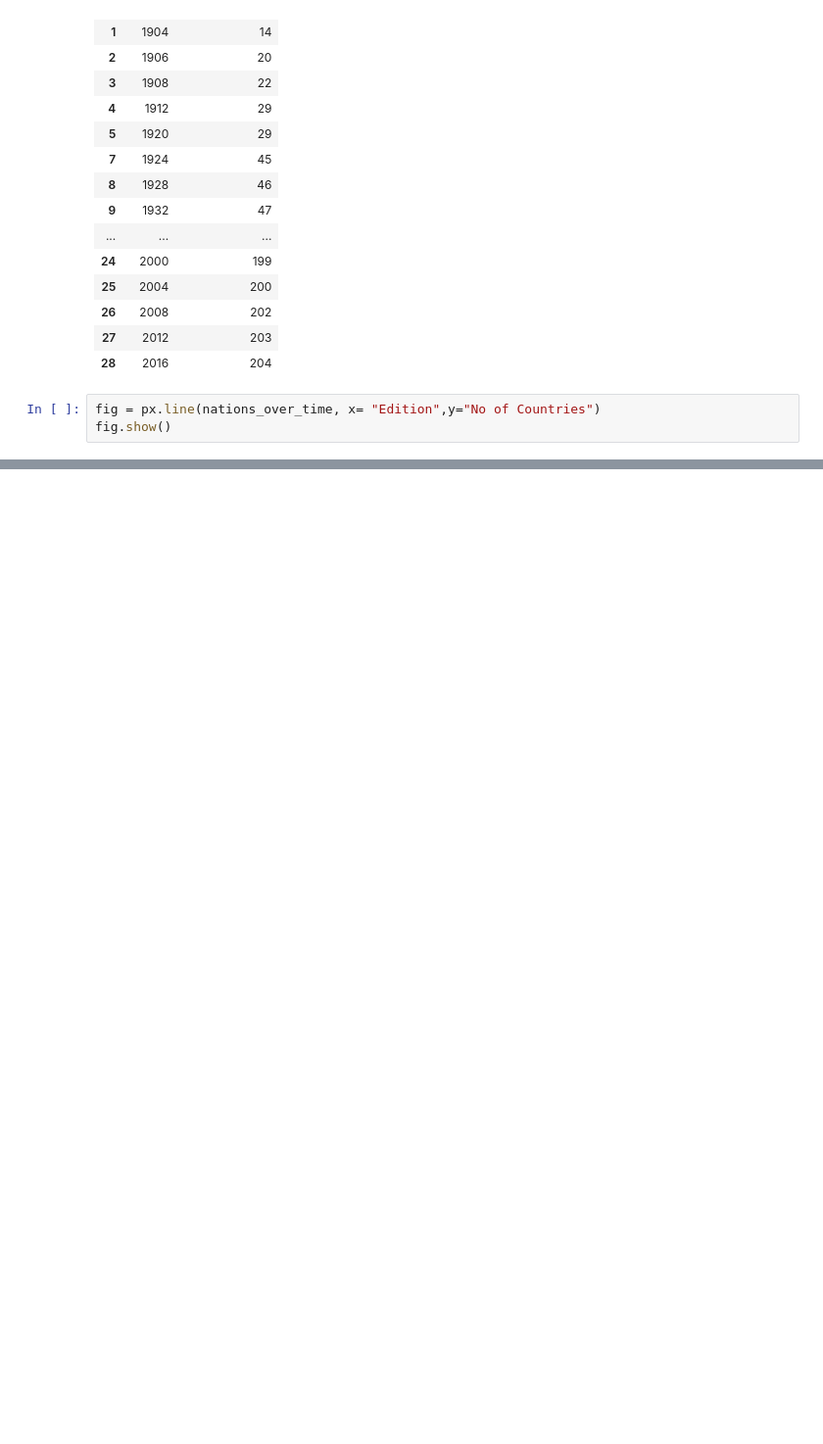
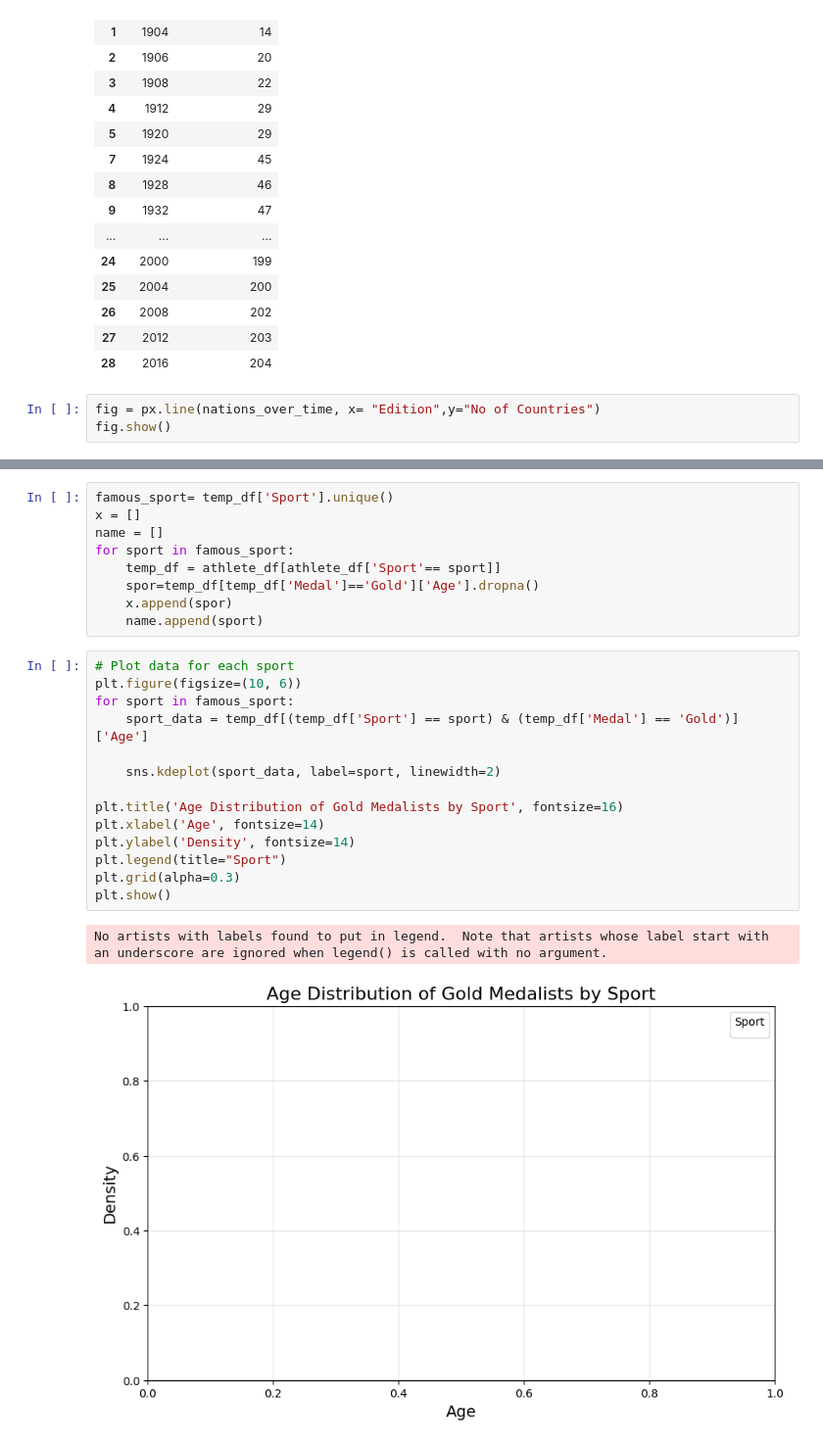
Before and after one commit to Razakhan143/Data-Science, a Jupyter notebook: Data Analysis/Analysis on olympic/Olympic_Analysis.ipynb, the cells around one changed output, grey strips where cells are left out. Shown: that part at 98% size. Cells and saved outputs as stored; diff of their text form; blank space fills up the shorter version.

```diff
--- a/Data Analysis/Analysis on olympic/Olympic_Analysis.ipynb
+++ b/Data Analysis/Analysis on olympic/Olympic_Analysis.ipynb
@@ -393,0 +612,26 @@ KeyError: 'Events'
+# %%
+famous_sport= temp_df['Sport'].unique()
+x = []
+name = []
+for sport in famous_sport:
+    temp_df = athlete_df[athlete_df['Sport'== sport]]
+    spor=temp_df[temp_df['Medal']=='Gold']['Age'].dropna()
+    x.append(spor)
+    name.append(sport)
+# %%
+# Plot data for each sport
+plt.figure(figsize=(10, 6))
+for sport in famous_sport:
+    sport_data = temp_df[(temp_df['Sport'] == sport) & (temp_df['Medal'] == 'Gold')]['Age']
+
+    sns.kdeplot(sport_data, label=sport, linewidth=2)
+
+plt.title('Age Distribution of Gold Medalists by Sport', fontsize=16)
+plt.xlabel('Age', fontsize=14)
+plt.ylabel('Density', fontsize=14)
+plt.legend(title="Sport")
+plt.grid(alpha=0.3)
+plt.show()
+# %% [output]
+No artists with labels found to put in legend.  Note that artists whose label start with an underscore are ignored when legend() is called with no argument.
+[figure, added]
```
Also changed, not shown: parts of 22 cells of this notebook, 2 other files.
